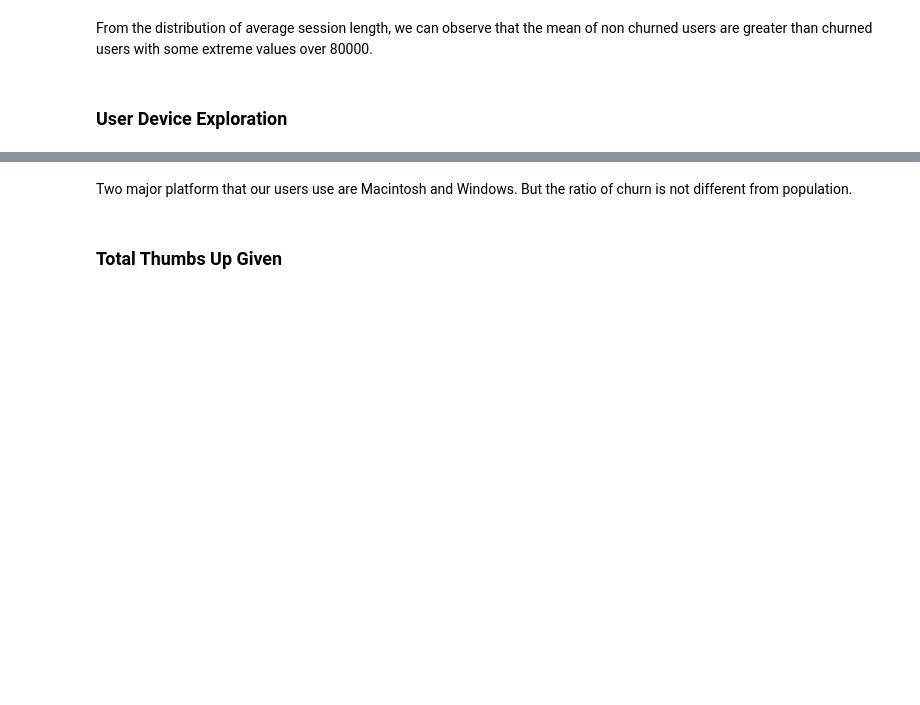
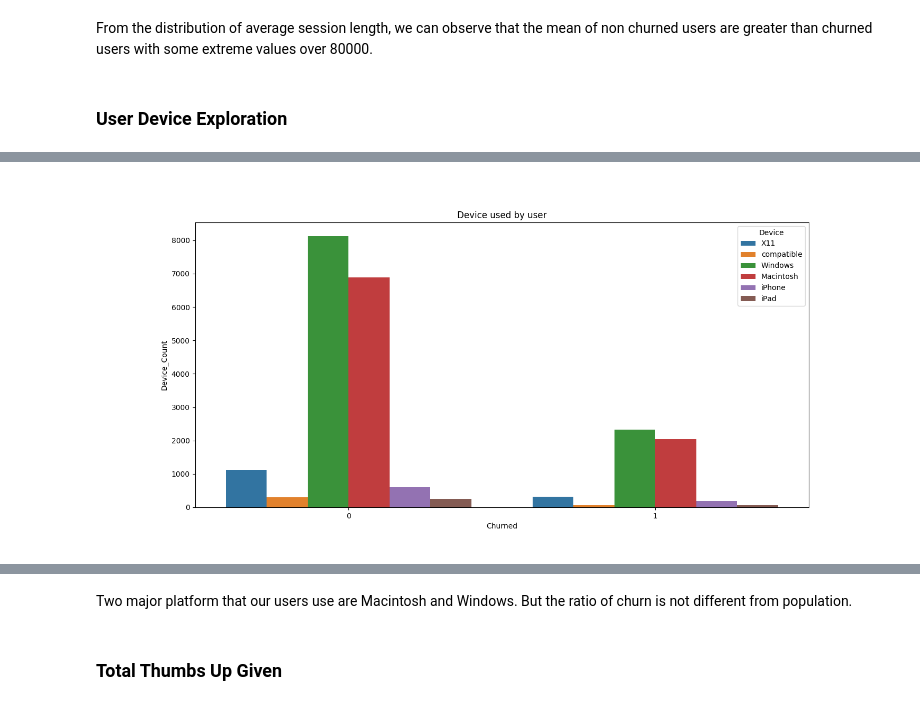
Before and after one commit to BurgerWu/Sparkify_Churn_Project_with_AWS_EMR, a Jupyter notebook: Sparkify_Pyspark.ipynb, the cells around one changed output, grey strips where cells are left out. Saved outputs shown, nothing was run; the diff lists cells and outputs as text; code cells hidden in the pictures; blank space fills up the shorter version.

```diff
--- a/Sparkify_Pyspark.ipynb
+++ b/Sparkify_Pyspark.ipynb
@@ -532,8 +532,12 @@ def extract_device(col):
     Input: Text content of the column
     Output: Device name
     """
-    device = re.findall(r'\([a-zA-Z0-9]*',col)[0].strip()[1:]
-    return device
+    try:
+        device = re.findall(r'\([a-zA-Z0-9]*',col)[0].strip()[1:]
+        return device
+    except:
+        return None
+
 
 #Define user-defined device extraction function
 get_device = udf(extract_device, StringType())
@@ -552,3 +556,4 @@ plt.figure(figsize = [15, 7])
 sb.barplot(x = device_user_pd['Churned'], y = device_user_pd['Device_Count'], hue = device_user_pd['Device'])
 plt.title('Device used by user')
 %matplot plt
+# %% [output]
@@ -555,3 +561,4 @@ plt.title('Device used by user')
+[figure, added]
 # %%
 temp_table = device_user_pd.groupby('Device').sum()[['Device_Count']]
 temp_table.columns = ['Total Amount by Device']
```
Also changed, not shown: parts of 107 cells of this notebook.
